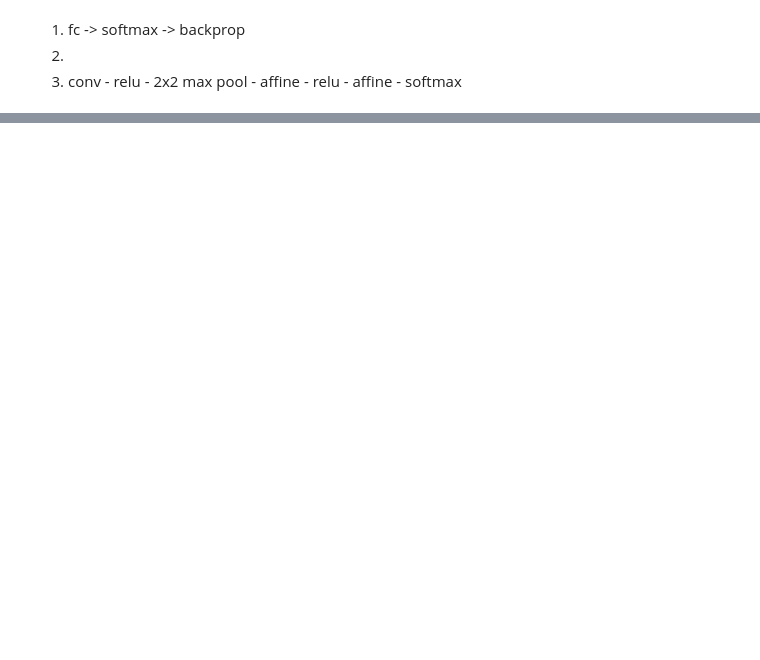
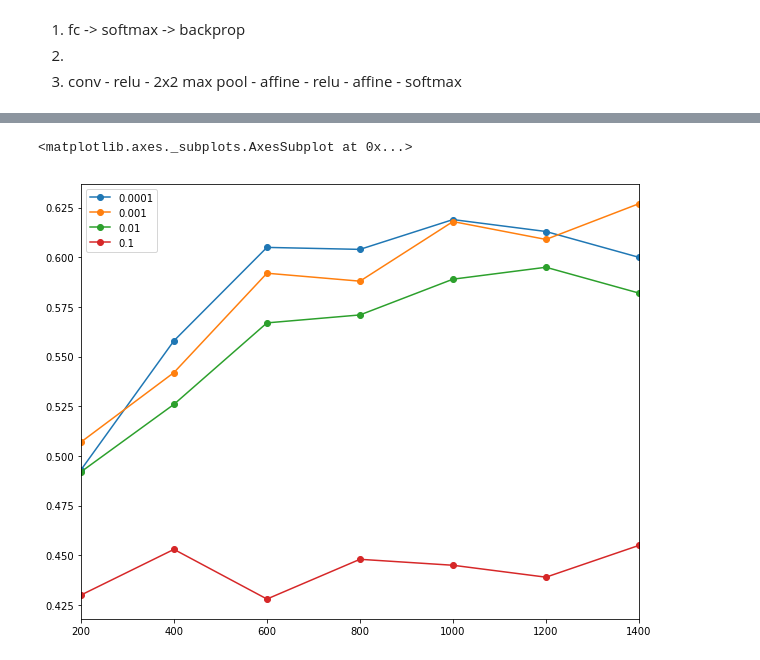
Before and after one commit to sshleifer/cs231, a Jupyter notebook: assignments/assignment2/tf.cifar.ipynb, the cells around one changed output, grey strips where cells are left out. Drawn from its saved outputs; the diff is of its cells as text; code cells hidden in the pictures; blank space fills up the shorter version.

```diff
--- a/assignments/assignment2/tf.cifar.ipynb
+++ b/assignments/assignment2/tf.cifar.ipynb
@@ -114,2 +92,15 @@ INFO:tensorflow:Saving dict for global step 10: accuracy = 0.188, global_step =
 # %%
 from cs231n.classifiers.conv_net import train_torchnet
+# %%
+%%time
+scores = {}
+train_loss = {}
+for filter_size in [1, 3, 5, 7, 9]:
+    model = train_torchnet(data['X_train'], data['y_train'],
+                             num_epochs=5, weight_decay=.001,
+                             print_every=200,
+                             X_val=data['X_val'], y_val=data['y_val'],
+                             filter_size=filter_size,
+                            use_cuda=True)
+    scores[filter_size] = model.val_scores
+    train_loss[filter_size] = model.train_loss
@@ -115,0 +140,19 @@ from cs231n.classifiers.conv_net import train_torchnet
+# %%
+%%time
+
+score_dct = {}
+loss_dct = {}
+for weight_decay in [1e-4, 1e-3, 1e-2, 1e-1]:
+    model = train_torchnet(data['X_train'], data['y_train'],
+                             num_epochs=3,
+                            #n_batches=400,
+                            weight_decay=weight_decay,
+                             print_every=200,
+                             X_val=data['X_val'], y_val=data['y_val'],
+                             filter_size=5,
+                            use_cuda=True)
+
+    score_dct[weight_decay] = model.val_scores.copy()
+    loss_dct[weight_decay] = model.train_loss.copy()
+    del model
+    print(score_dct)
@@ -115,0 +282,5 @@ from cs231n.classifiers.conv_net import train_torchnet
+# %%
+pd.DataFrame(score_dct).plot(style='-o')
+# %% [output]
+<matplotlib.axes._subplots.AxesSubplot at 0x...>
+[figure, added]
```
Also changed, not shown: parts of 52 cells of this notebook, 5 other files.
